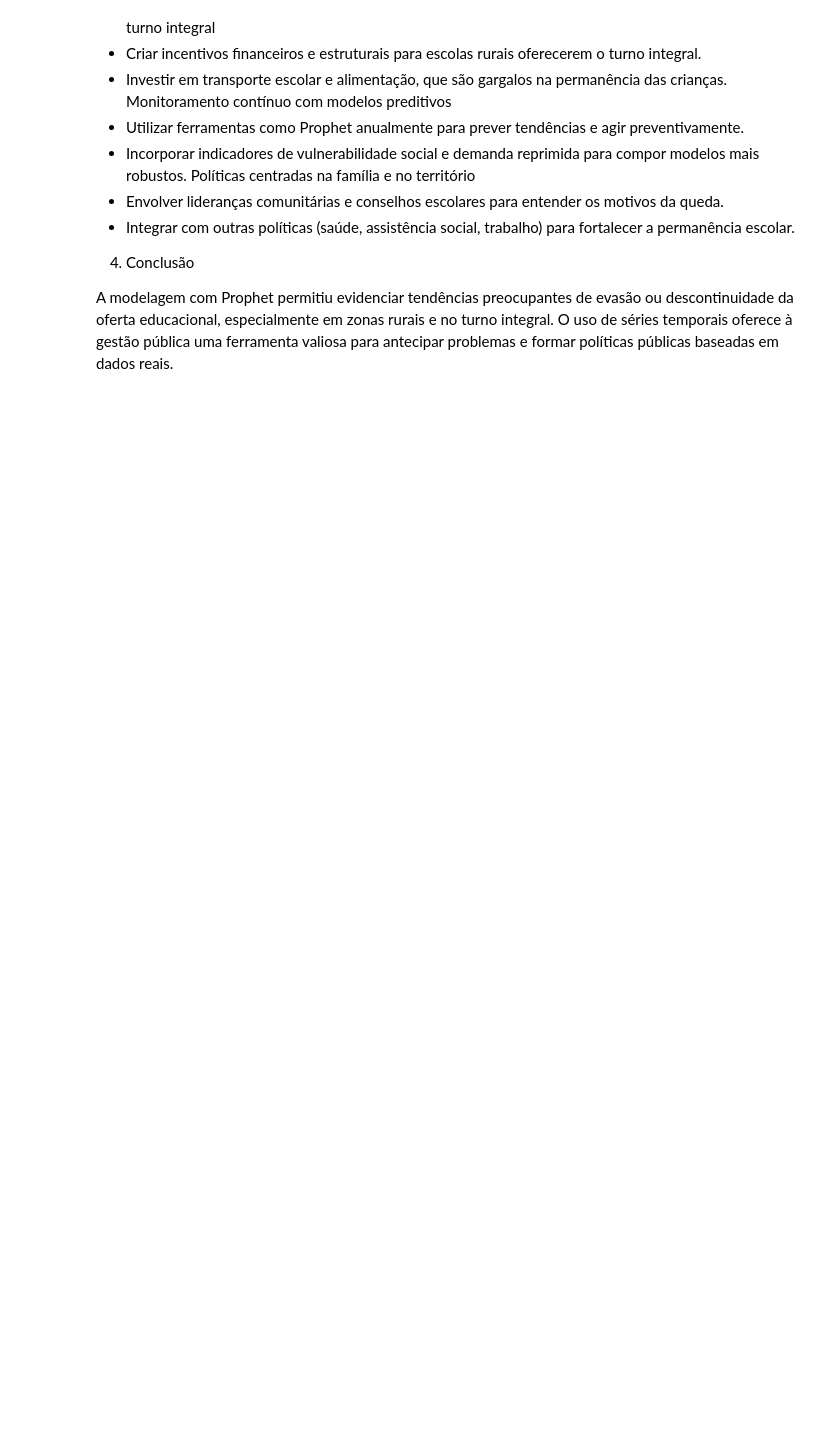
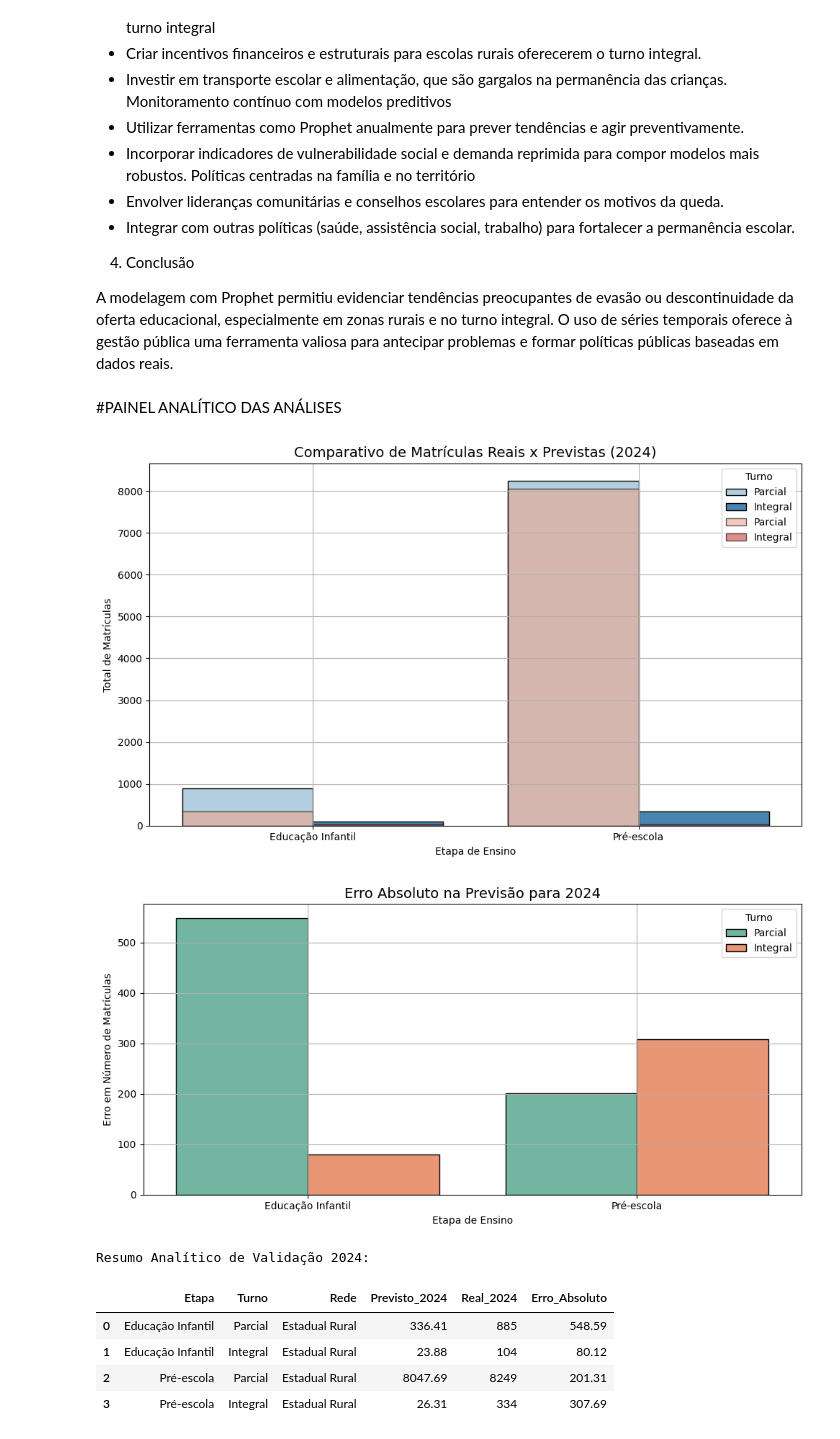
Before and after one commit to AnaAleixo/Projeto-Apl-IV, a Jupyter notebook: Notebook_do_Modelo.ipynb, the cells around one changed output. Drawn from its saved outputs; the diff is of its cells as text; code cells hidden in the pictures; blank space fills up the shorter version.

```diff
--- a/Notebook_do_Modelo.ipynb
+++ b/Notebook_do_Modelo.ipynb
@@ -404,3 +404,57 @@ Manutenção e reforço da oferta em regiões críticas
 4. Conclusão
 
 A modelagem com Prophet permitiu evidenciar tendências preocupantes de evasão ou descontinuidade da oferta educacional, especialmente em zonas rurais e no turno integral. O uso de séries temporais oferece à gestão pública uma ferramenta valiosa para antecipar problemas e formar políticas públicas baseadas em dados reais.
+# %% [markdown]
+#PAINEL ANALÍTICO DAS ANÁLISES
+# %%
+# Painel Analítico de Matrículas - Evasão Escolar na Educação Infantil e Pré-escola
+
+import pandas as pd
+import matplotlib.pyplot as plt
+import seaborn as sns
+
+# Supondo que a base de validação consolidada já está disponível
+resultados = [
+    {'Etapa': 'Educação Infantil', 'Turno': 'Parcial', 'Rede': 'Estadual Rural', 'Previsto_2024': 336.41, 'Real_2024': 885, 'Erro_Absoluto': 548.59},
+    {'Etapa': 'Educação Infantil', 'Turno': 'Integral', 'Rede': 'Estadual Rural', 'Previsto_2024': 23.88, 'Real_2024': 104, 'Erro_Absoluto': 80.12},
+    {'Etapa': 'Pré-escola', 'Turno': 'Parcial', 'Rede': 'Estadual Rural', 'Previsto_2024': 8047.69, 'Real_2024': 8249, 'Erro_Absoluto': 201.31},
+    {'Etapa': 'Pré-escola', 'Turno': 'Integral', 'Rede': 'Estadual Rural', 'Previsto_2024': 26.31, 'Real_2024': 334, 'Erro_Absoluto': 307.69}
+]
+
+# DataFrame consolidado
+df_resultados = pd.DataFrame(resultados)
+
+# Gráfico comparativo entre valores reais e previstos
+plt.figure(figsize=(10,6))
+sns.barplot(x='Etapa', y='Real_2024', hue='Turno', data=df_resultados, palette='Blues', edgecolor='black')
+sns.barplot(x='Etapa', y='Previsto_2024', hue='Turno', data=df_resultados, palette='Reds', edgecolor='black', alpha=0.6)
+plt.title('Comparativo de Matrículas Reais x Previstas (2024)', fontsize=14)
+plt.ylabel('Total de Matrículas')
+plt.xlabel('Etapa de Ensino')
+plt.legend(title='Turno', loc='upper right')
+plt.grid(True)
+plt.tight_layout()
+plt.show()
+
+# Gráfico do erro absoluto
+plt.figure(figsize=(10,5))
+sns.barplot(x='Etapa', y='Erro_Absoluto', hue='Turno', data=df_resultados, palette='Set2', edgecolor='black')
+plt.title('Erro Absoluto na Previsão para 2024', fontsize=14)
+plt.ylabel('Erro em Número de Matrículas')
+plt.xlabel('Etapa de Ensino')
+plt.grid(True)
+plt.tight_layout()
+plt.show()
+
+# Tabela resumo
+print("\nResumo Analítico de Validação 2024:")
+display(df_resultados)
+# %% [output]
+[figure, added]
+[figure, added]
+Resumo Analítico de Validação 2024:
+|  | Etapa | Turno | Rede | Previsto_2024 | Real_2024 | Erro_Absoluto |
+| 0 | Educação Infantil | Parcial | Estadual Rural | 336.41 | 885 | 548.59 |
+| 1 | Educação Infantil | Integral | Estadual Rural | 23.88 | 104 | 80.12 |
+| 2 | Pré-escola | Parcial | Estadual Rural | 8047.69 | 8249 | 201.31 |
+| 3 | Pré-escola | Integral | Estadual Rural | 26.31 | 334 | 307.69 |
```
